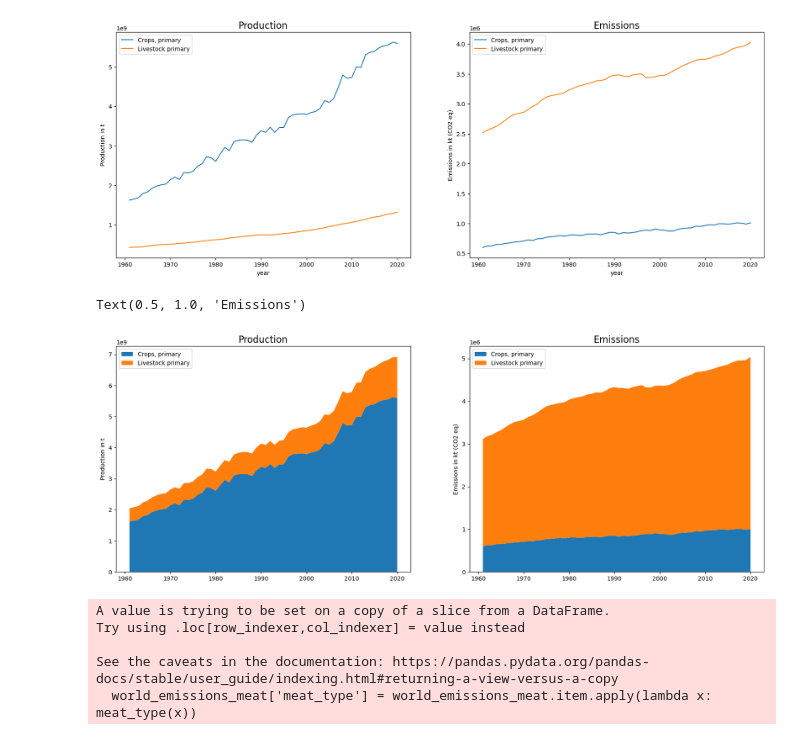
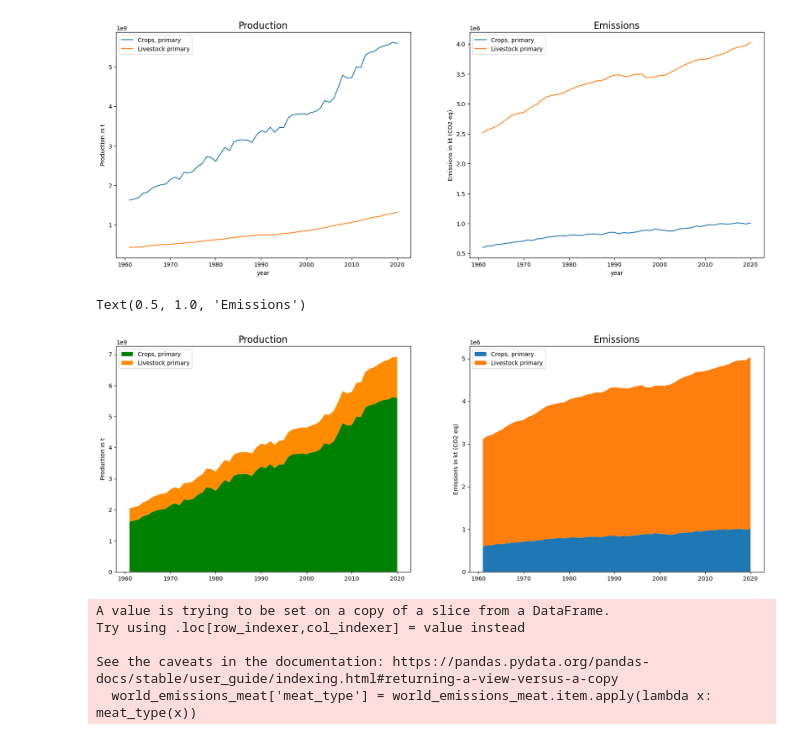
Before and after one commit to kostinam/neuefische-capstone, a Jupyter notebook: cl-eda.ipynb, the cells around one changed output. Cells and saved outputs as stored; diff of their text form; code cells hidden in the pictures.

```diff
--- a/cl-eda.ipynb
+++ b/cl-eda.ipynb
@@ -241,31 +243,31 @@ for item_category in item_categories:
 # %%
 world_emissions_grouped_4 = world_emissions[['item_category', 'year', 'production_in_t', 'emissions_co2eq_combined_in_kt']].groupby(['item_category', 'year'], as_index=False).agg('sum')
 
 x = world_emissions_grouped_4.groupby(['year']).max()
 x['year'] = x.index
 x = x.year
 
 y1 = world_emissions_grouped_4[world_emissions_grouped_4['item_category'] == 'Crops, primary'].production_in_t
 y2 = world_emissions_grouped_4[world_emissions_grouped_4['item_category'] == 'Livestock primary'].production_in_t
 
 z1 = world_emissions_grouped_4[world_emissions_grouped_4['item_category'] == 'Crops, primary'].emissions_co2eq_combined_in_kt
 z2 = world_emissions_grouped_4[world_emissions_grouped_4['item_category'] == 'Livestock primary'].emissions_co2eq_combined_in_kt
 
 fig, axes = plt.subplots(1, 2, figsize=(20, 7))
 
 # Iterate over meat items
-axes[0].stackplot(x, y1, y2, labels=world_emissions_grouped_4.item_category.unique().tolist())
+axes[0].stackplot(x, y1, y2, labels=world_emissions_grouped_4.item_category.unique().tolist(), colors = ['green', 'darkorange'])
 axes[0].legend(loc='upper left')
 axes[0].set_ylabel('Production in t')
 axes[0].set_title('Production', fontsize=16)
 
 axes[1].stackplot(x, z1, z2, labels=world_emissions_grouped_4.item_category.unique().tolist())
 axes[1].legend(loc='upper left')
 axes[1].set_ylabel('Emissions in kt (CO2 eq)')
 axes[1].set_title('Emissions', fontsize=16)
 # %% [output]
 Text(0.5, 1.0, 'Emissions')
-[figure, old version]
+[figure, new version]
 # %%
 def meat_type(food_item):
     if food_item == 'Meat of cattle with the bone, fresh or chilled':
```
Also changed, not shown: parts of 9 cells of this notebook.
